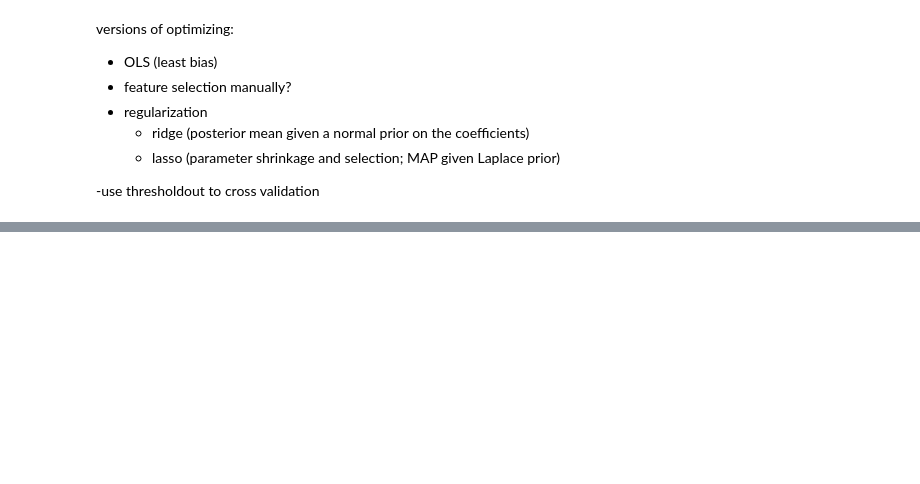
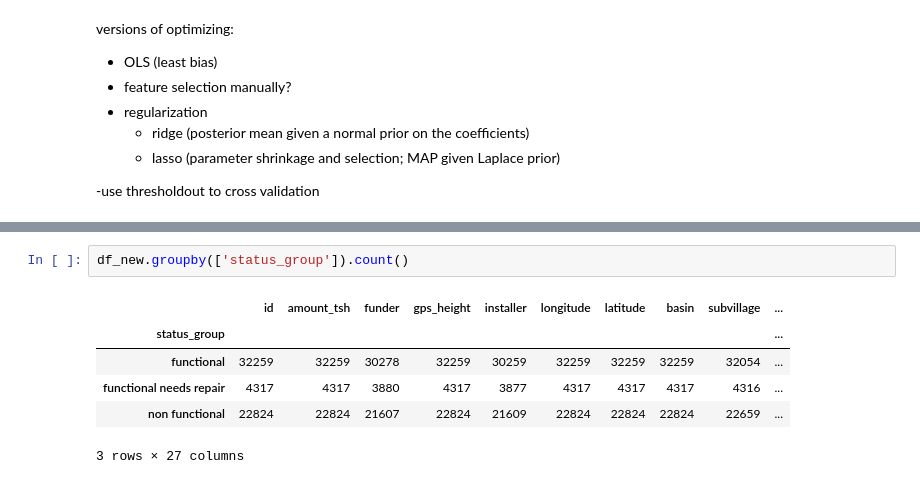
Before and after one commit to lhz1029/WellWatchers, a Jupyter notebook: Data_Exploration_and_Models.ipynb, the cells around one changed output, grey strips where cells are left out. Drawn from its saved outputs; the diff is of its cells as text; blank space fills up the shorter version.

```diff
--- a/Data_Exploration_and_Models.ipynb
+++ b/Data_Exploration_and_Models.ipynb
@@ -466,0 +579,9 @@ versions of optimizing:
+# %%
+df_new.groupby(['status_group']).count()
+# %% [output]
+|  | id | amount_tsh | funder | gps_height | installer | longitude | latitude | basin | subvillage | ... |
+| status_group |  |  |  |  |  |  |  |  |  | ... |
+| functional | 32259 | 32259 | 30278 | 32259 | 30259 | 32259 | 32259 | 32259 | 32054 | ... |
+| functional needs repair | 4317 | 4317 | 3880 | 4317 | 3877 | 4317 | 4317 | 4317 | 4316 | ... |
+| non functional | 22824 | 22824 | 21607 | 22824 | 21609 | 22824 | 22824 | 22824 | 22659 | ... |
+3 rows × 27 columns
```
Also changed, not shown: parts of 25 cells of this notebook.
